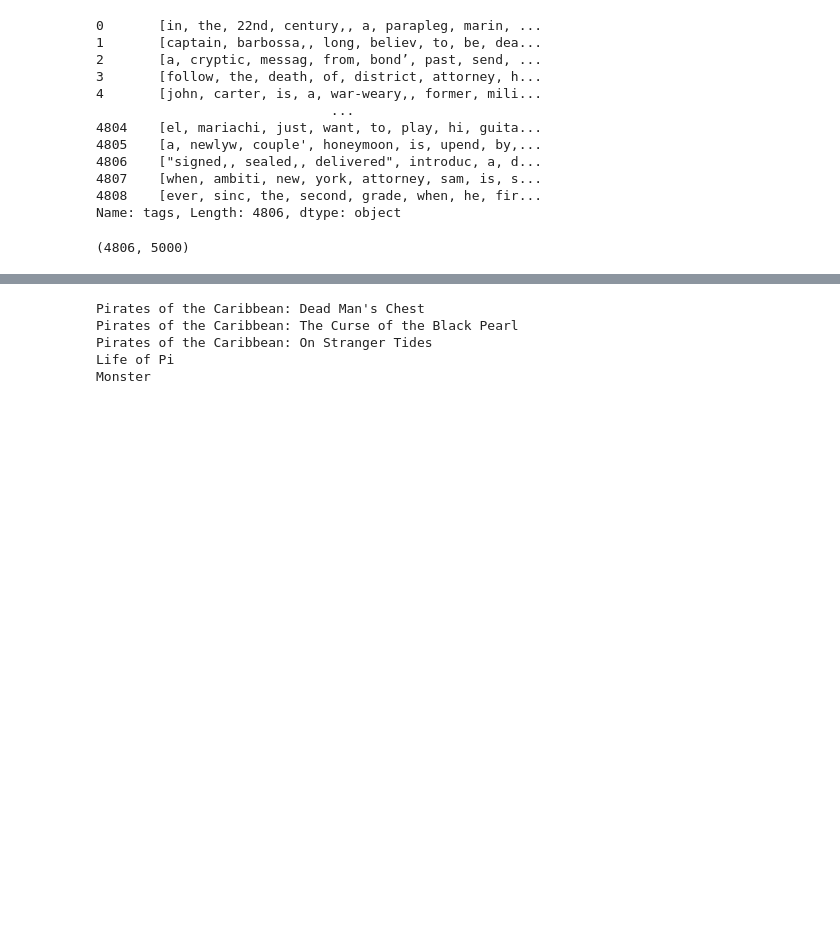
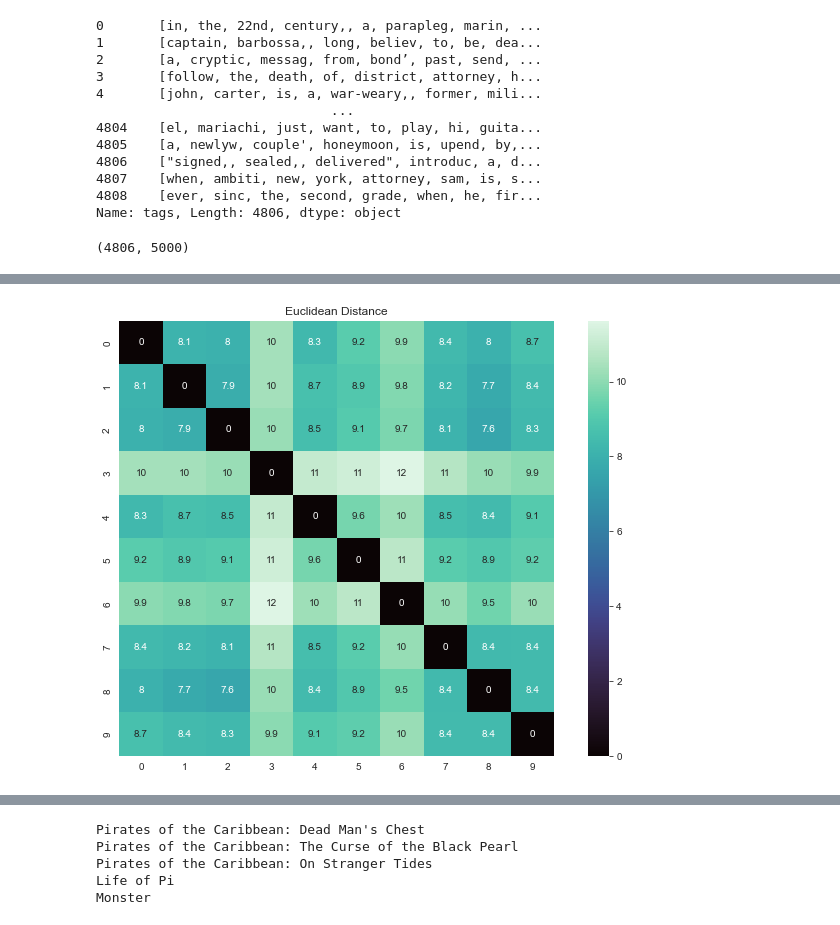
Before and after one commit to Amar1709/ShowBox_MRS, a Jupyter notebook: MRS.ipynb, the cells around one changed output, grey strips where cells are left out. Cells and saved outputs as stored; diff of their text form; code cells hidden in the pictures; blank space fills up the shorter version.

```diff
--- a/MRS.ipynb
+++ b/MRS.ipynb
@@ -295,3 +330,16 @@ vectors.shape
+# %%
+# Eucledian Distance
+from sklearn.metrics.pairwise import euclidean_distances
+
+distance1 = euclidean_distances(vectors)
+# %%
+# Plotting the distance matrix - 10 values (Euclidean distance)
+plt.figure(figsize=(12,8))
+sns.heatmap(distance1[:10,:10], annot=True, square=True, cmap='mako')
+plt.title('Euclidean Distance')
+plt.show()
+# %% [output]
+[figure, added]
 # %%
 # Cosine similarity
 from sklearn.metrics.pairwise import cosine_similarity
```
Also changed, not shown: parts of 19 cells of this notebook.
